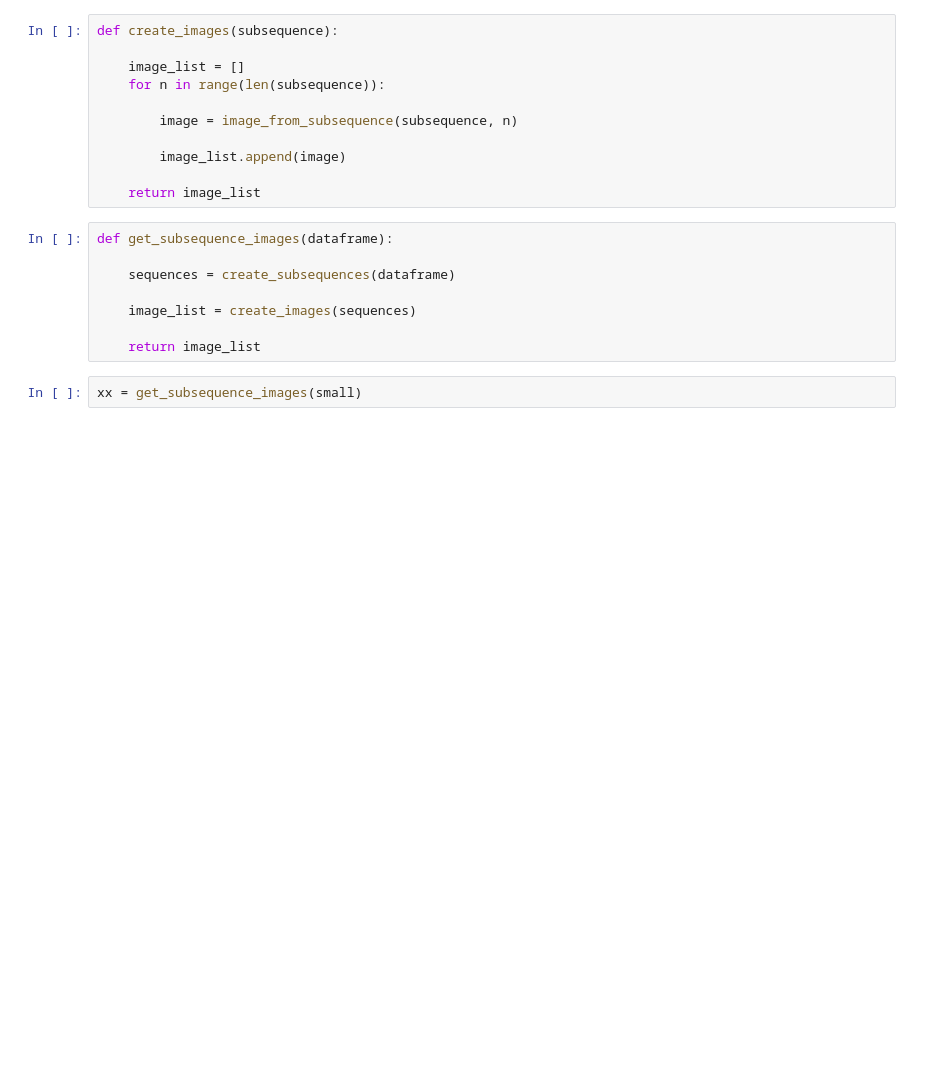
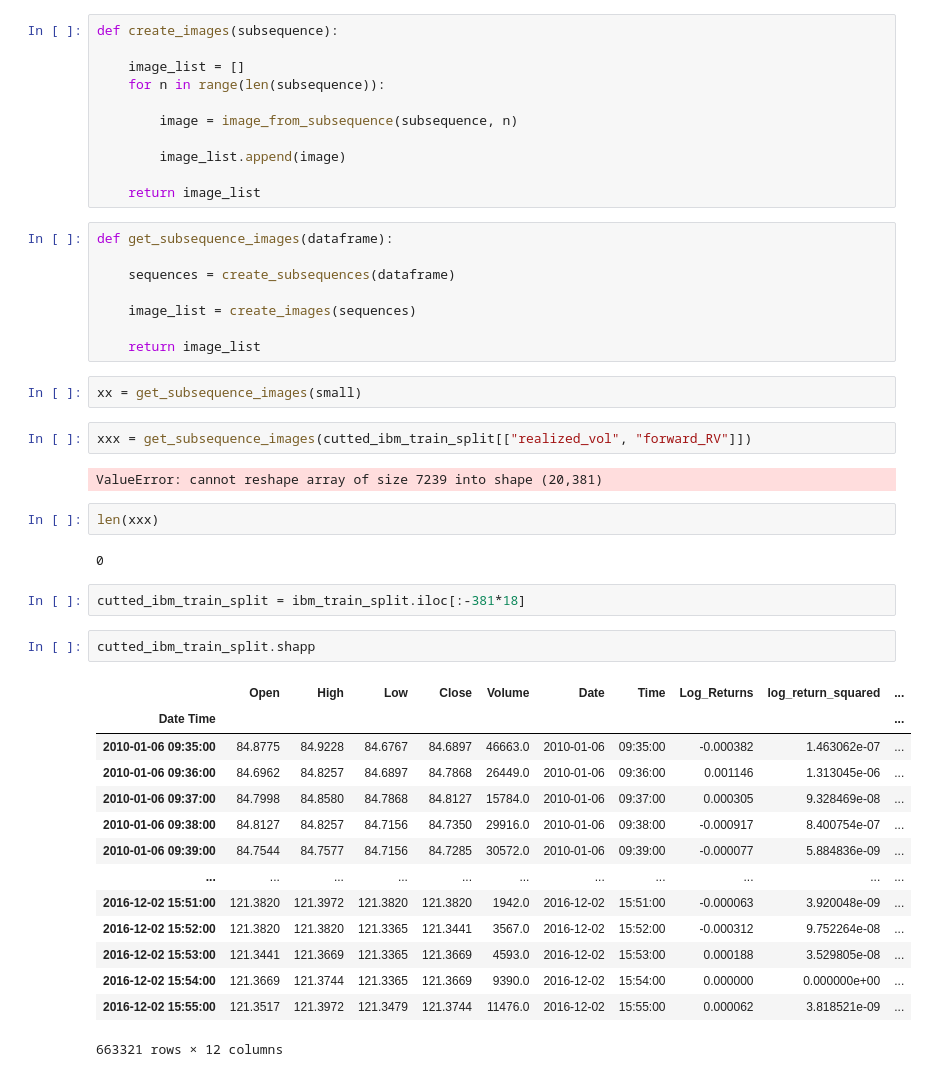
Before and after one commit to NicolasBuehringer/Bachelorarbeit, a Jupyter notebook: RV_calculation_new.ipynb, the cells around one changed output. Drawn from its saved outputs; the diff is of its cells as text; blank space fills up the shorter version.

```diff
--- a/RV_calculation_new.ipynb
+++ b/RV_calculation_new.ipynb
@@ -736,3 +736,30 @@ def get_subsequence_images(dataframe):
     return image_list
 # %%
 xx = get_subsequence_images(small)
+# %%
+xxx = get_subsequence_images(cutted_ibm_train_split[["realized_vol", "forward_RV"]])
+# %% [output]
+ValueError: cannot reshape array of size 7239 into shape (20,381)
+# %%
+len(xxx)
+# %% [output]
+0
+# %%
+cutted_ibm_train_split = ibm_train_split.iloc[:-381*18]
+# %%
+cutted_ibm_train_split.shapp
+# %% [output]
+|  | Open | High | Low | Close | Volume | Date | Time | Log_Returns | log_return_squared | ... |
+| Date Time |  |  |  |  |  |  |  |  |  | ... |
+| 2010-01-06 09:35:00 | 84.8775 | 84.9228 | 84.6767 | 84.6897 | 46663.0 | 2010-01-06 | 09:35:00 | -0.000382 | 1.463062e-07 | ... |
+| 2010-01-06 09:36:00 | 84.6962 | 84.8257 | 84.6897 | 84.7868 | 26449.0 | 2010-01-06 | 09:36:00 | 0.001146 | 1.313045e-06 | ... |
+| 2010-01-06 09:37:00 | 84.7998 | 84.8580 | 84.7868 | 84.8127 | 15784.0 | 2010-01-06 | 09:37:00 | 0.000305 | 9.328469e-08 | ... |
+| 2010-01-06 09:38:00 | 84.8127 | 84.8257 | 84.7156 | 84.7350 | 29916.0 | 2010-01-06 | 09:38:00 | -0.000917 | 8.400754e-07 | ... |
+| 2010-01-06 09:39:00 | 84.7544 | 84.7577 | 84.7156 | 84.7285 | 30572.0 | 2010-01-06 | 09:39:00 | -0.000077 | 5.884836e-09 | ... |
+| ... | ... | ... | ... | ... | ... | ... | ... | ... | ... | ... |
+| 2016-12-02 15:51:00 | 121.3820 | 121.3972 | 121.3820 | 121.3820 | 1942.0 | 2016-12-02 | 15:51:00 | -0.000063 | 3.920048e-09 | ... |
+| 2016-12-02 15:52:00 | 121.3820 | 121.3820 | 121.3365 | 121.3441 | 3567.0 | 2016-12-02 | 15:52:00 | -0.000312 | 9.752264e-08 | ... |
+| 2016-12-02 15:53:00 | 121.3441 | 121.3669 | 121.3365 | 121.3669 | 4593.0 | 2016-12-02 | 15:53:00 | 0.000188 | 3.529805e-08 | ... |
+| 2016-12-02 15:54:00 | 121.3669 | 121.3744 | 121.3365 | 121.3669 | 9390.0 | 2016-12-02 | 15:54:00 | 0.000000 | 0.000000e+00 | ... |
+| 2016-12-02 15:55:00 | 121.3517 | 121.3972 | 121.3479 | 121.3744 | 11476.0 | 2016-12-02 | 15:55:00 | 0.000062 | 3.818521e-09 | ... |
+663321 rows × 12 columns
```
Also changed, not shown: parts of 2 cells of this notebook.
